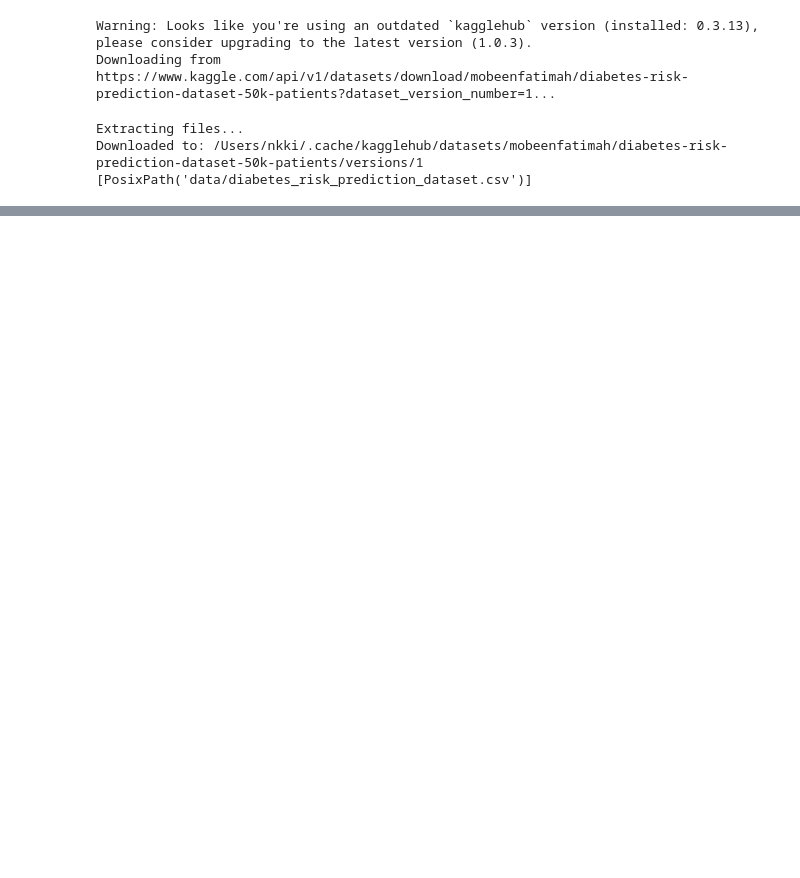
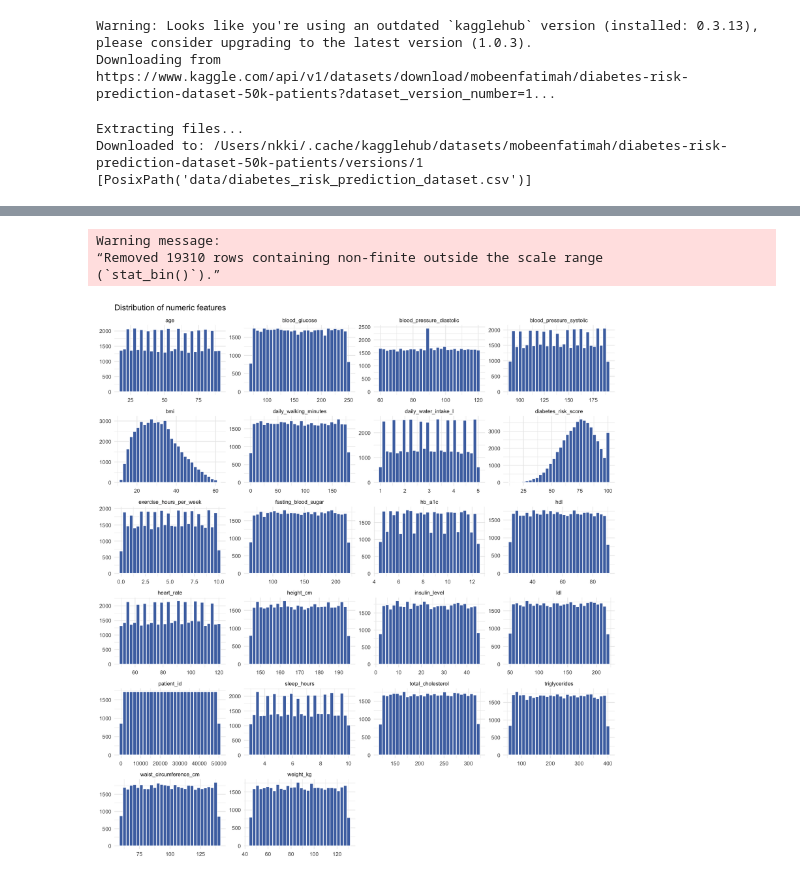
Before and after one commit to NicoleAki/Diabetes, a Jupyter notebook: datapreprocessing.ipynb, the cells around one changed output, grey strips where cells are left out. Drawn from its saved outputs; the diff is of its cells as text; code cells hidden in the pictures; blank space fills up the shorter version.

```diff
--- a/datapreprocessing.ipynb
+++ b/datapreprocessing.ipynb
@@ -35,0 +168,19 @@ Downloaded to: /Users/nkki/.cache/kagglehub/datasets/mobeenfatimah/diabetes-risk
+# %%
+#summary statistics for numeric columns
+num_cols <- df |> select(where(is.numeric)) |> names()
+cat_cols <- df |> select(where(is.factor)) |> names() |> setdiff(target)
+
+df |>
+  select(all_of(num_cols)) |>
+  summarise(across(everything(), list(
+    mean   = ~ mean(., na.rm = TRUE),
+    sd     = ~ sd(., na.rm = TRUE),
+    min    = ~ min(., na.rm = TRUE),
+    median = ~ median(., na.rm = TRUE),
+    max    = ~ max(., na.rm = TRUE)
+  ))) |>
+  pivot_longer(everything(),
+               names_to = c("feature", "stat"),
+               names_pattern = "(.*)_(mean|sd|min|median|max)$") |>
+  pivot_wider(names_from = stat, values_from = value) |>
+  mutate(across(where(is.numeric), ~ round(., 2)))
@@ -35,0 +207,18 @@ Downloaded to: /Users/nkki/.cache/kagglehub/datasets/mobeenfatimah/diabetes-risk
+# %%
+options(repr.plot.width = 14, repr.plot.height = ceiling(length(num_cols) / 4) * 2.5)
+
+df |>
+  select(all_of(num_cols)) |>
+  pivot_longer(everything(), names_to = "feature", values_to = "value") |>
+  ggplot(aes(value)) +
+  geom_histogram(bins = 30, fill = "#4c72b0", colour = "white") +
+  facet_wrap(~ feature, scales = "free", ncol = 4) +
+  labs(title = "Distribution of numeric features", x = NULL, y = NULL)
+
+
+  #need to replot after removing outliers i.e nulls
+# %% [output]
+Warning message:
+“Removed 19310 rows containing non-finite outside the scale range
+(`stat_bin()`).”
+[figure, added]
```
Also changed, not shown: parts of 15 cells of this notebook.
